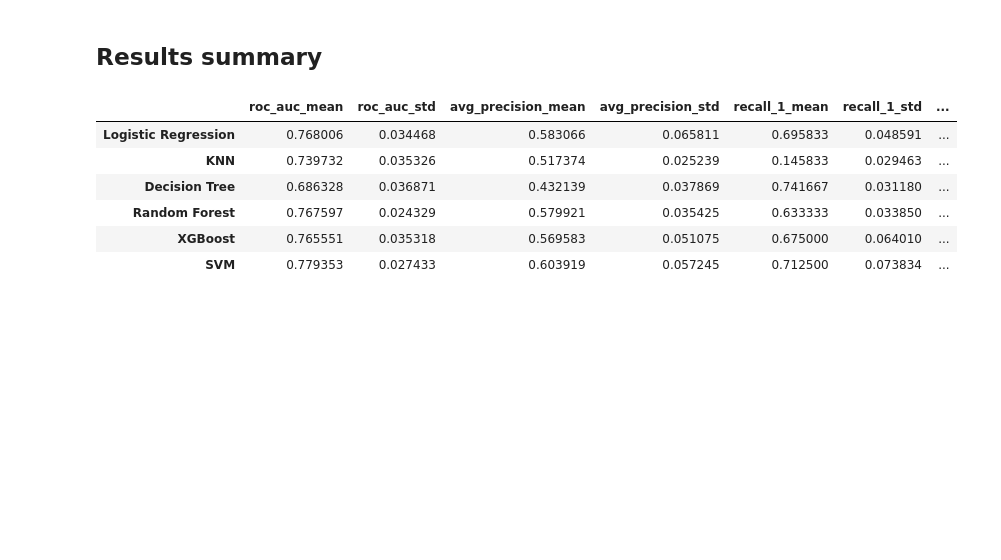
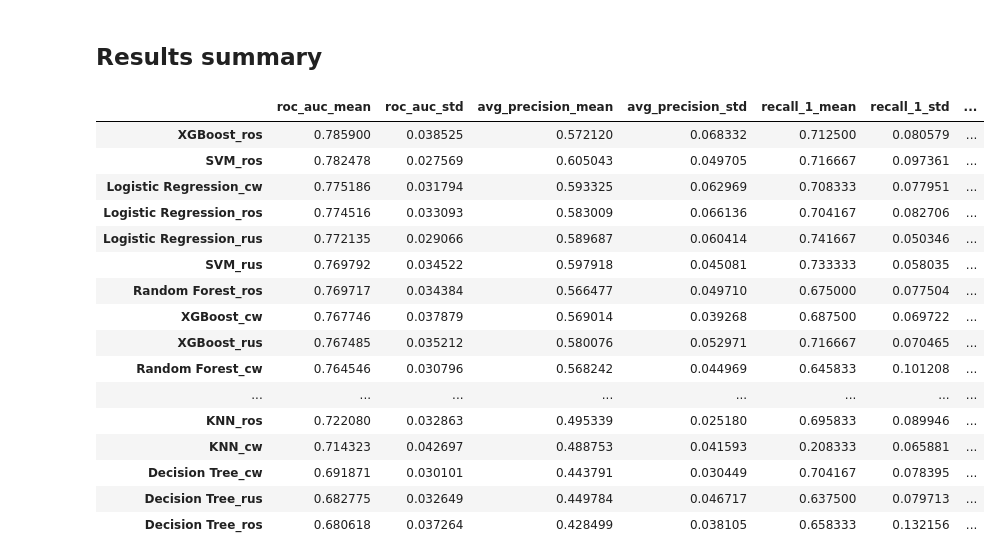
Before and after one commit to Grzesiesz/Credit-Risk-Prediction, a Jupyter notebook: south_german_credit/notebooks/Modeling.ipynb, the cells around one changed output. Drawn from its saved outputs; the diff is of its cells as text; code cells hidden in the pictures; blank space fills up the shorter version.

Commit message:
nested cv summary

```diff
--- a/south_german_credit/notebooks/Modeling.ipynb
+++ b/south_german_credit/notebooks/Modeling.ipynb
@@ -367,18 +345,0 @@ names = ['Logistic Regression', 'KNN', 'Decision Tree', 'Random Forest', 'XGBoos
-# %%
-summary_cw = {}
-for name in names:
-    mets = {}
-    for metric in metrics:
-        value = []
-        for fold in range(5):
-            value.append(results_cw[name][fold]['metrics'][metric])
-        mets[metric] = value
-    summary_cw[name] = mets
-# %%
-final_cw_summary = {}
-for name in names:
-    values = {}
-    for metric in metrics:
-        values[f'{metric}_mean'] = np.mean(summary_cw[name][metric])
-        values[f'{metric}_std'] = np.std(summary_cw[name][metric])
-    final_cw_summary[name] = values
@@ -387,10 +345,0 @@ df_cw = pd.DataFrame(final_cw_summary).T
-# %%
-df_cw
-# %% [output]
-|  | roc_auc_mean | roc_auc_std | avg_precision_mean | avg_precision_std | recall_1_mean | recall_1_std | ... |
-| Logistic Regression | 0.768006 | 0.034468 | 0.583066 | 0.065811 | 0.695833 | 0.048591 | ... |
-| KNN | 0.739732 | 0.035326 | 0.517374 | 0.025239 | 0.145833 | 0.029463 | ... |
-| Decision Tree | 0.686328 | 0.036871 | 0.432139 | 0.037869 | 0.741667 | 0.031180 | ... |
-| Random Forest | 0.767597 | 0.024329 | 0.579921 | 0.035425 | 0.633333 | 0.033850 | ... |
-| XGBoost | 0.765551 | 0.035318 | 0.569583 | 0.051075 | 0.675000 | 0.064010 | ... |
-| SVM | 0.779353 | 0.027433 | 0.603919 | 0.057245 | 0.712500 | 0.073834 | ... |
@@ -398,0 +346,42 @@ from imblearn.under_sampling import RandomUnderSampler
+# %%
+def summary_df(results, metrics):
+    summary = {}
+    for name in results.keys():
+        summary[name] = {}
+        for metric in metrics:
+            val = []
+            for fold in range(5):
+                val.append(results[name][fold][metric])
+            summary[name][metric] = val
+    mean_df = {}
+    for name in results.keys():
+        mean_df[name] = {}
+        for metric in metrics:
+            mean_df[name][metric+'_mean'] = np.mean(summary[name][metric])
+            mean_df[name][metric+'_std'] = np.std(summary[name][metric])
+    return pd.DataFrame(mean_df)
+# %%
+cw = summary_df(results_cw, metrics).T
+rus = summary_df(results_rus, metrics).T
+ros = summary_df(results_ros, metrics).T
+combined_results = pd.concat([cw,rus,ros])
+# %%
+combined_results.sort_values('roc_auc_mean', ascending = False)
+# %% [output]
+|  | roc_auc_mean | roc_auc_std | avg_precision_mean | avg_precision_std | recall_1_mean | recall_1_std | ... |
+| XGBoost_ros | 0.785900 | 0.038525 | 0.572120 | 0.068332 | 0.712500 | 0.080579 | ... |
+| SVM_ros | 0.782478 | 0.027569 | 0.605043 | 0.049705 | 0.716667 | 0.097361 | ... |
+| Logistic Regression_cw | 0.775186 | 0.031794 | 0.593325 | 0.062969 | 0.708333 | 0.077951 | ... |
+| Logistic Regression_ros | 0.774516 | 0.033093 | 0.583009 | 0.066136 | 0.704167 | 0.082706 | ... |
+| Logistic Regression_rus | 0.772135 | 0.029066 | 0.589687 | 0.060414 | 0.741667 | 0.050346 | ... |
+| SVM_rus | 0.769792 | 0.034522 | 0.597918 | 0.045081 | 0.733333 | 0.058035 | ... |
+| Random Forest_ros | 0.769717 | 0.034384 | 0.566477 | 0.049710 | 0.675000 | 0.077504 | ... |
+| XGBoost_cw | 0.767746 | 0.037879 | 0.569014 | 0.039268 | 0.687500 | 0.069722 | ... |
+| XGBoost_rus | 0.767485 | 0.035212 | 0.580076 | 0.052971 | 0.716667 | 0.070465 | ... |
+| Random Forest_cw | 0.764546 | 0.030796 | 0.568242 | 0.044969 | 0.645833 | 0.101208 | ... |
+| ... | ... | ... | ... | ... | ... | ... | ... |
+| KNN_ros | 0.722080 | 0.032863 | 0.495339 | 0.025180 | 0.695833 | 0.089946 | ... |
+| KNN_cw | 0.714323 | 0.042697 | 0.488753 | 0.041593 | 0.208333 | 0.065881 | ... |
+| Decision Tree_cw | 0.691871 | 0.030101 | 0.443791 | 0.030449 | 0.704167 | 0.078395 | ... |
+| Decision Tree_rus | 0.682775 | 0.032649 | 0.449784 | 0.046717 | 0.637500 | 0.079713 | ... |
+| Decision Tree_ros | 0.680618 | 0.037264 | 0.428499 | 0.038105 | 0.658333 | 0.132156 | ... |
```
Also changed, not shown: parts of 11 cells of this notebook, 2 other files.
